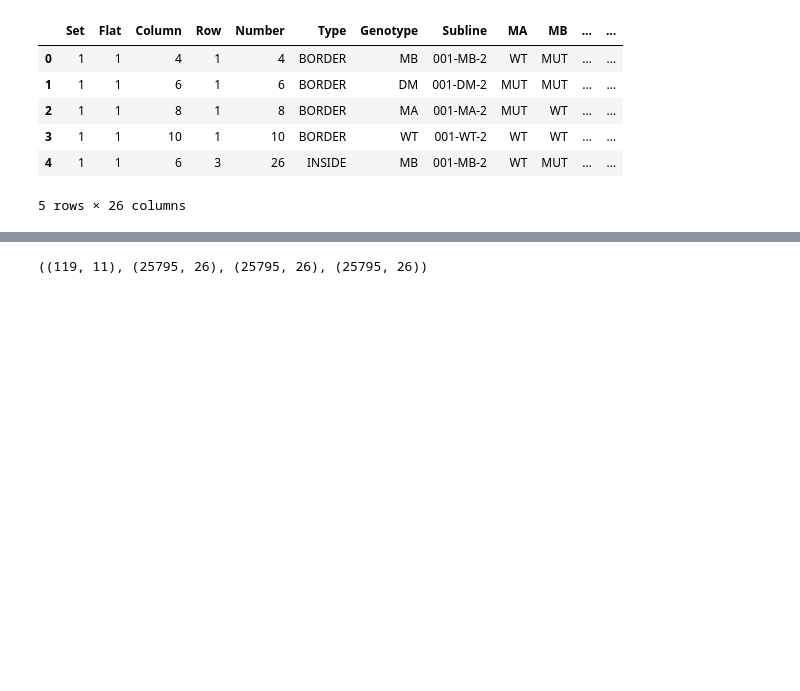
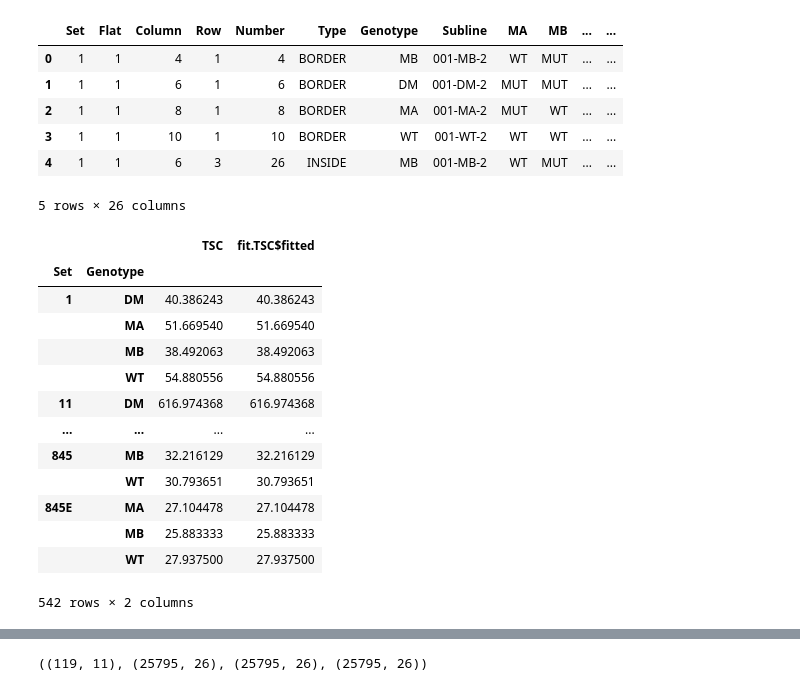
Before and after one commit to ksegaba/Yeast-Ara-GI, a Jupyter notebook: code/1_compare_raw_data_correction.ipynb, the cells around one changed output, grey strips where cells are left out. Saved outputs shown, nothing was run; the diff lists cells and outputs as text; code cells hidden in the pictures; blank space fills up the shorter version.

```diff
--- a/code/1_compare_raw_data_correction.ipynb
+++ b/code/1_compare_raw_data_correction.ipynb
@@ -90,3 +90,22 @@ spa.head()
 | 3 | 1 | 1 | 10 | 1 | 10 | BORDER | WT | 001-WT-2 | WT | WT | ... | ... |
 | 4 | 1 | 1 | 6 | 3 | 26 | INSIDE | MB | 001-MB-2 | WT | MUT | ... | ... |
 5 rows × 26 columns
+# %%
+spa[['Set', 'Genotype', 'TSC', 'fit.TSC$fitted']].groupby(['Set', 'Genotype']).mean()
+# For some reason, the spatial model predicts the mean of the genotypes perfectly,
+# but if you look at the mean of the sublines, it's not perfect.
+# %% [output]
+|  |  | TSC | fit.TSC$fitted |
+| Set | Genotype |  |  |
+| 1 | DM | 40.386243 | 40.386243 |
+|  | MA | 51.669540 | 51.669540 |
+|  | MB | 38.492063 | 38.492063 |
+|  | WT | 54.880556 | 54.880556 |
+| 11 | DM | 616.974368 | 616.974368 |
+| ... | ... | ... | ... |
+| 845 | MB | 32.216129 | 32.216129 |
+|  | WT | 30.793651 | 30.793651 |
+| 845E | MA | 27.104478 | 27.104478 |
+|  | MB | 25.883333 | 25.883333 |
+|  | WT | 27.937500 | 27.937500 |
+542 rows × 2 columns
```
Also changed, not shown: parts of 7 cells of this notebook, 3 other files.
